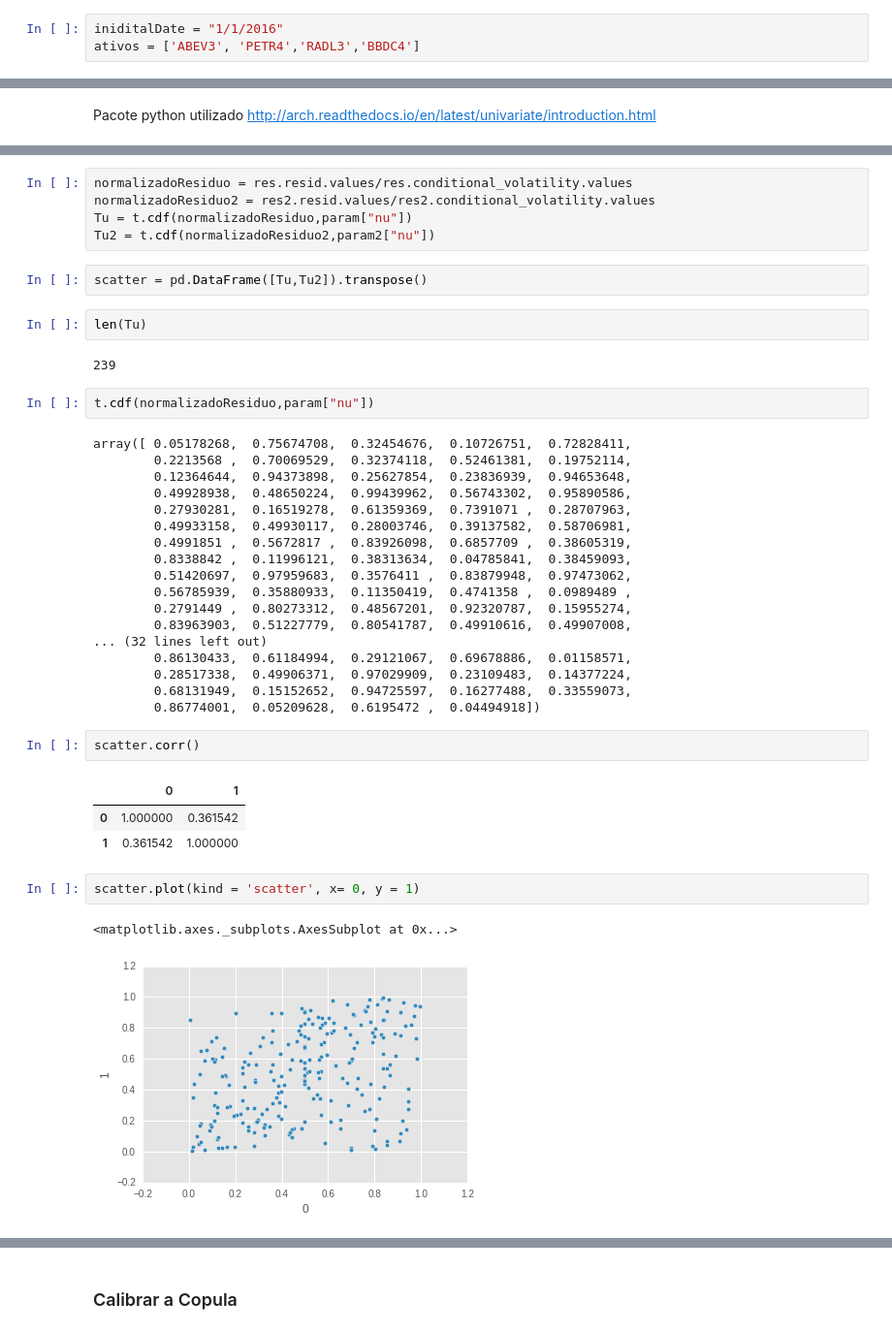
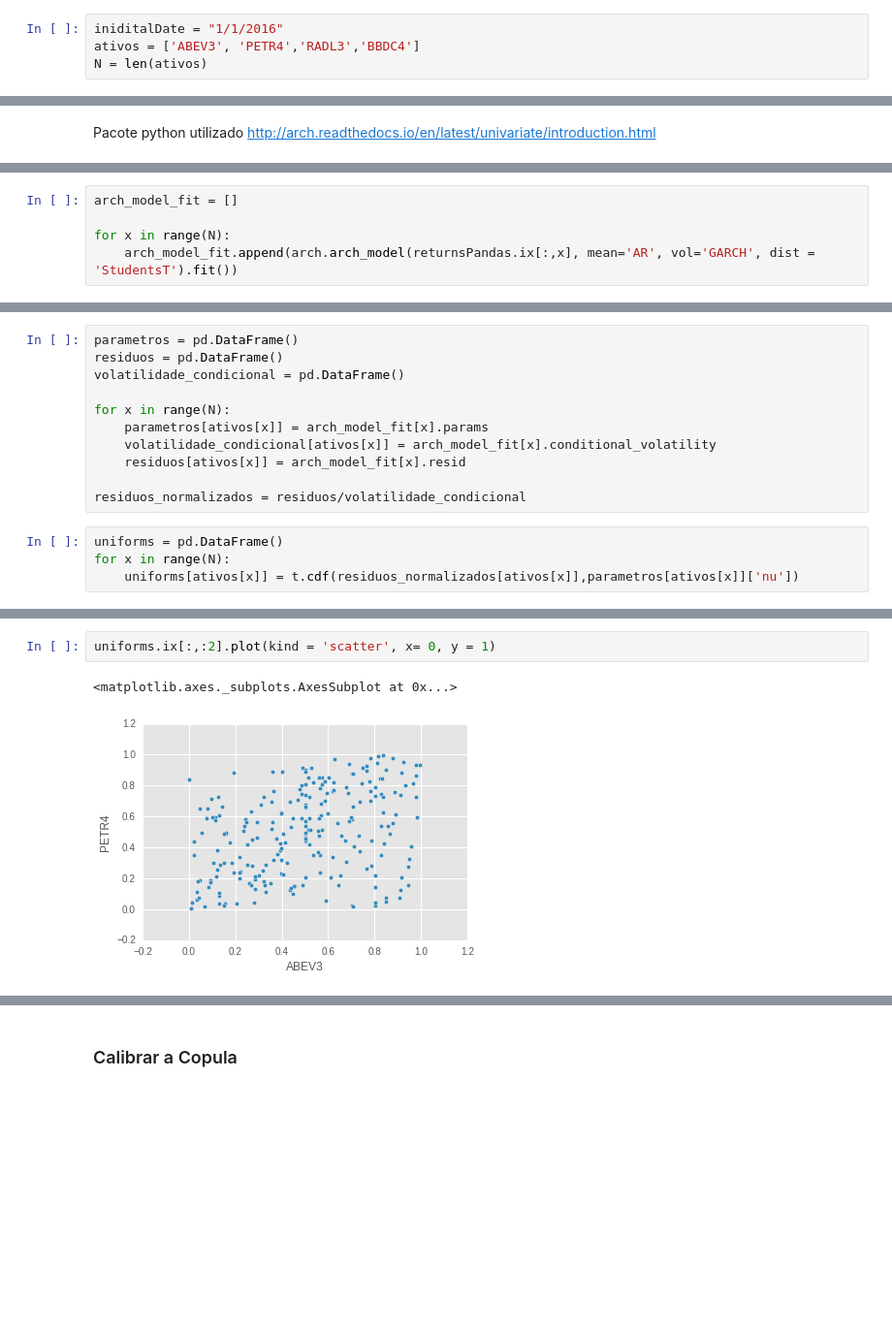
Before and after one commit to helderrezende/TCC, a Jupyter notebook: TCC Helder.ipynb, the cells around one changed output, grey strips where cells are left out. Shown: that part at 97% size. Cells and saved outputs as stored; diff of their text form; blank space fills up the shorter version.

```diff
--- a/TCC Helder.ipynb
+++ b/TCC Helder.ipynb
@@ -549,6 +549,7 @@ Note that this is a relatively advanced, comprehensive example that assumes some
 # %%
 iniditalDate = "1/1/2016"
 ativos = ['ABEV3', 'PETR4','RADL3','BBDC4']
+N = len(ativos)
 # %%
 cotacoesAmbev = web.DataReader('ABEV3.SA', data_source='yahoo', start=iniditalDate)['Close']
 cotacoesPetr = web.DataReader('PETR4.SA', data_source='yahoo', start=iniditalDate)['Close']
@@ -644,0 +623,5 @@ Iteration:     12,   Func. Count:     95,   Neg. LLF: 391.226952798
+# %%
+arch_model_fit = []
+
+for x in range(N):
+    arch_model_fit.append(arch.arch_model(returnsPandas.ix[:,x], mean='AR', vol='GARCH', dist = 'StudentsT').fit())
@@ -645 +661,16 @@ Iteration:     12,   Func. Count:     95,   Neg. LLF: 391.226952798
+# %%
+parametros = pd.DataFrame()
+residuos = pd.DataFrame()
+volatilidade_condicional = pd.DataFrame()
+
+for x in range(N):
+    parametros[ativos[x]] = arch_model_fit[x].params
+    volatilidade_condicional[ativos[x]] = arch_model_fit[x].conditional_volatility
+    residuos[ativos[x]] = arch_model_fit[x].resid
+
+residuos_normalizados = residuos/volatilidade_condicional
+# %%
+uniforms = pd.DataFrame()
+for x in range(N):
+    uniforms[ativos[x]] = t.cdf(residuos_normalizados[ativos[x]],parametros[ativos[x]]['nu'])
 # %%
@@ -679,42 +684,5 @@ param2 = res2.params
-# %%
-normalizadoResiduo = res.resid.values/res.conditional_volatility.values
-normalizadoResiduo2 = res2.resid.values/res2.conditional_volatility.values
-Tu = t.cdf(normalizadoResiduo,param["nu"])
-Tu2 = t.cdf(normalizadoResiduo2,param2["nu"])
-# %%
-scatter = pd.DataFrame([Tu,Tu2]).transpose()
-# %%
-len(Tu)
-# %% [output]
-239
-# %%
-t.cdf(normalizadoResiduo,param["nu"])
-# %% [output]
-array([ 0.05178268,  0.75674708,  0.32454676,  0.10726751,  0.72828411,
-        0.2213568 ,  0.70069529,  0.32374118,  0.52461381,  0.19752114,
-        0.12364644,  0.94373898,  0.25627854,  0.23836939,  0.94653648,
-        0.49928938,  0.48650224,  0.99439962,  0.56743302,  0.95890586,
-        0.27930281,  0.16519278,  0.61359369,  0.7391071 ,  0.28707963,
-        0.49933158,  0.49930117,  0.28003746,  0.39137582,  0.58706981,
-        0.4991851 ,  0.5672817 ,  0.83926098,  0.6857709 ,  0.38605319,
-        0.8338842 ,  0.11996121,  0.38313634,  0.04785841,  0.38459093,
-        0.51420697,  0.97959683,  0.3576411 ,  0.83879948,  0.97473062,
-        0.56785939,  0.35880933,  0.11350419,  0.4741358 ,  0.0989489 ,
-        0.2791449 ,  0.80273312,  0.48567201,  0.92320787,  0.15955274,
-        0.83963903,  0.51227779,  0.80541787,  0.49910616,  0.49907008,
-... (32 lines left out)
-        0.86130433,  0.61184994,  0.29121067,  0.69678886,  0.01158571,
-        0.28517338,  0.49906371,  0.97029909,  0.23109483,  0.14377224,
-        0.68131949,  0.15152652,  0.94725597,  0.16277488,  0.33559073,
-        0.86774001,  0.05209628,  0.6195472 ,  0.04494918])
-# %%
-scatter.corr()
-# %% [output]
-|  | 0 | 1 |
-| 0 | 1.000000 | 0.361542 |
-| 1 | 0.361542 | 1.000000 |
 # %%
-scatter.plot(kind = 'scatter', x= 0, y = 1)
+uniforms.ix[:,:2].plot(kind = 'scatter', x= 0, y = 1)
 # %% [output]
 <matplotlib.axes._subplots.AxesSubplot at 0x...>
-[figure, old version]
+[figure, new version]
```
Also changed, not shown: parts of 16 cells of this notebook, 4 other files.
